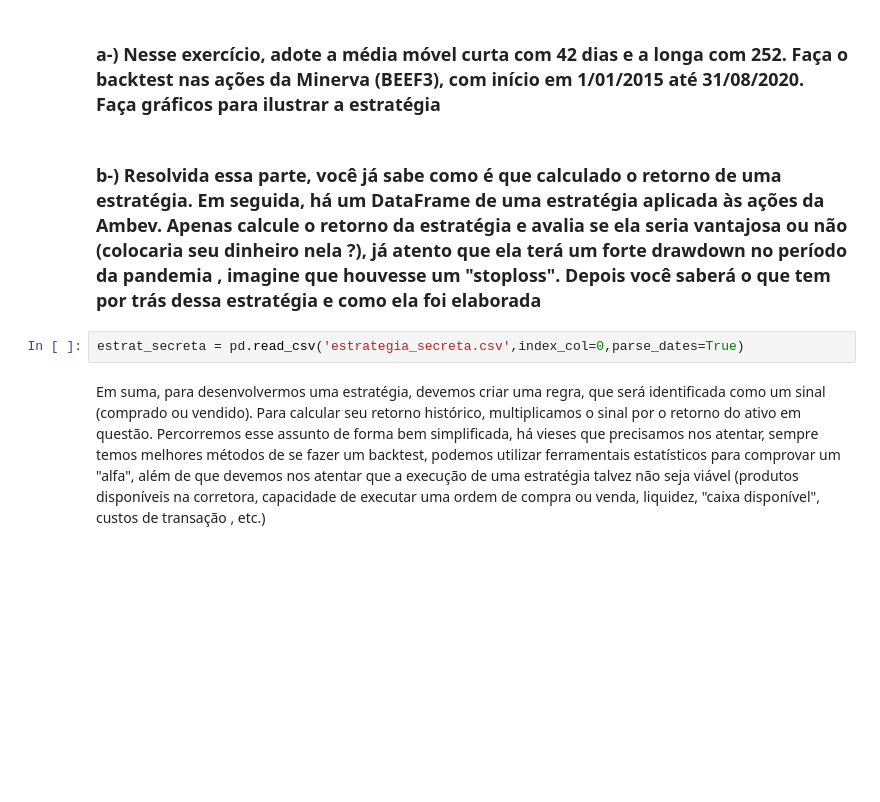
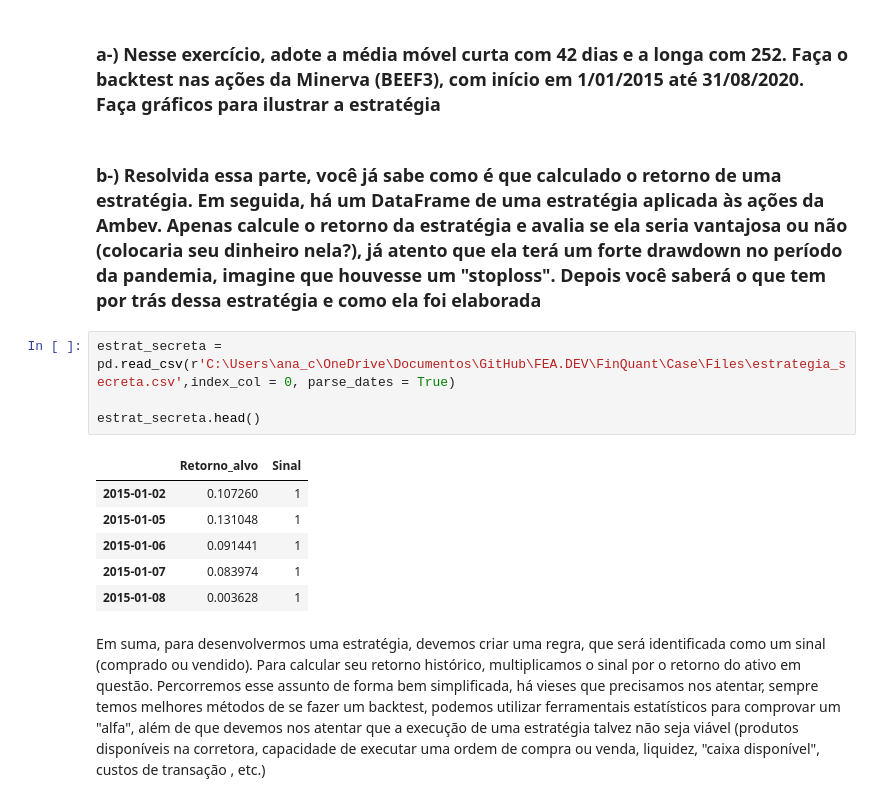
Before and after one commit to anoca-cs/FEA.DEV, a Jupyter notebook: FinQuant/FinQuant Case.ipynb, the cells around one changed output. Saved outputs shown, nothing was run; the diff lists cells and outputs as text; blank space fills up the shorter version.

```diff
--- a/FinQuant/FinQuant Case.ipynb
+++ b/FinQuant/FinQuant Case.ipynb
@@ -1333,9 +1328,18 @@ Leia o segundo tópico (__"Strategies Based on Simple Moving Averages"__) do liv
 # %% [markdown]
 ### a-) Nesse exercício, adote a média móvel curta com 42 dias e a longa com 252. Faça o backtest nas ações da Minerva (BEEF3), com início em 1/01/2015 até 31/08/2020. Faça gráficos para ilustrar a estratégia
 # %% [markdown]
-### b-) Resolvida essa parte, você já sabe como é que calculado o retorno de uma estratégia. Em seguida, há um DataFrame de uma estratégia aplicada às ações da Ambev. Apenas calcule o retorno da estratégia e avalia se ela seria vantajosa ou não (colocaria seu dinheiro nela ?), já atento que ela terá um forte drawdown no período da pandemia , imagine que houvesse um "stoploss". Depois você saberá o que tem por trás dessa estratégia e como ela foi elaborada
+### b-) Resolvida essa parte, você já sabe como é que calculado o retorno de uma estratégia. Em seguida, há um DataFrame de uma estratégia aplicada às ações da Ambev. Apenas calcule o retorno da estratégia e avalia se ela seria vantajosa ou não (colocaria seu dinheiro nela?), já atento que ela terá um forte drawdown no período da pandemia, imagine que houvesse um "stoploss". Depois você saberá o que tem por trás dessa estratégia e como ela foi elaborada
 # %%
-estrat_secreta = pd.read_csv('estrategia_secreta.csv',index_col=0,parse_dates=True)
+estrat_secreta = pd.read_csv(r'C:\Users\ana_c\OneDrive\Documentos\GitHub\FEA.DEV\FinQuant\Case\Files\estrategia_secreta.csv',index_col = 0, parse_dates = True)
+
+estrat_secreta.head()
+# %% [output]
+|  | Retorno_alvo | Sinal |
+| 2015-01-02 | 0.107260 | 1 |
+| 2015-01-05 | 0.131048 | 1 |
+| 2015-01-06 | 0.091441 | 1 |
+| 2015-01-07 | 0.083974 | 1 |
+| 2015-01-08 | 0.003628 | 1 |
 # %% [markdown]
 Em suma, para desenvolvermos uma estratégia, devemos criar uma regra, que será identificada como um sinal (comprado ou vendido). Para calcular seu retorno histórico, multiplicamos o sinal por o retorno do ativo em questão.  Percorremos esse assunto de forma bem simplificada, há vieses que precisamos nos atentar, sempre temos melhores métodos de se fazer um backtest, podemos utilizar ferramentais estatísticos para comprovar um "alfa", além de que devemos nos atentar que  a execução de uma estratégia talvez não seja viável (produtos disponíveis na corretora, capacidade de executar uma ordem de compra ou venda, liquidez, "caixa disponível", custos de transação , etc.)
 # %% [markdown]
```
Also changed, not shown: parts of 6 cells of this notebook.
